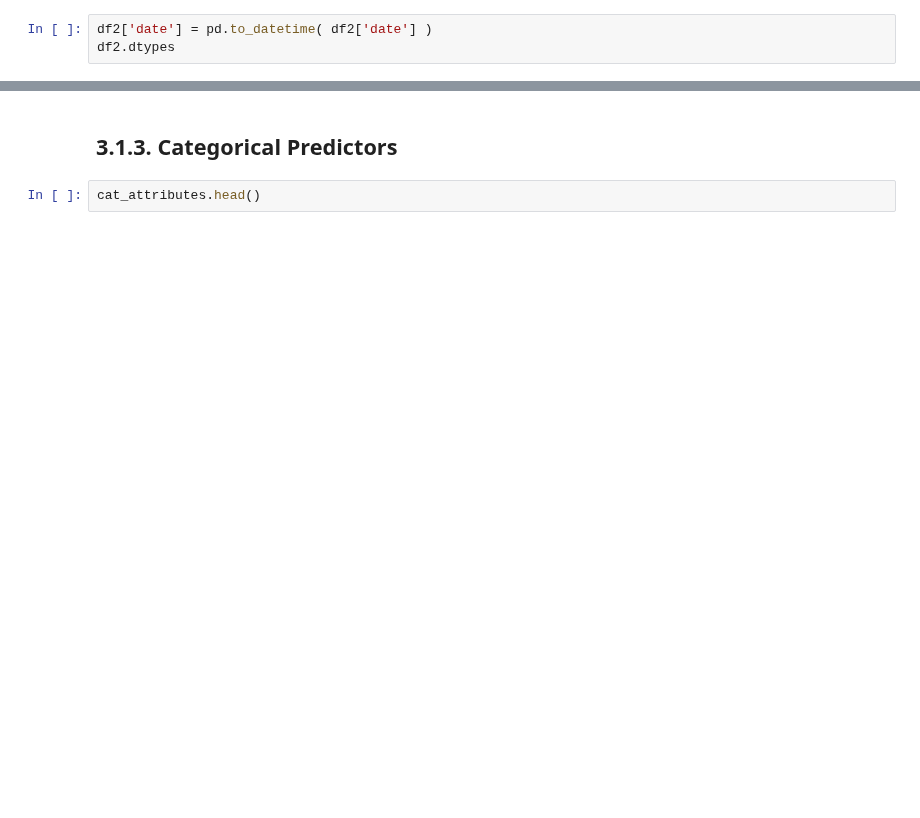
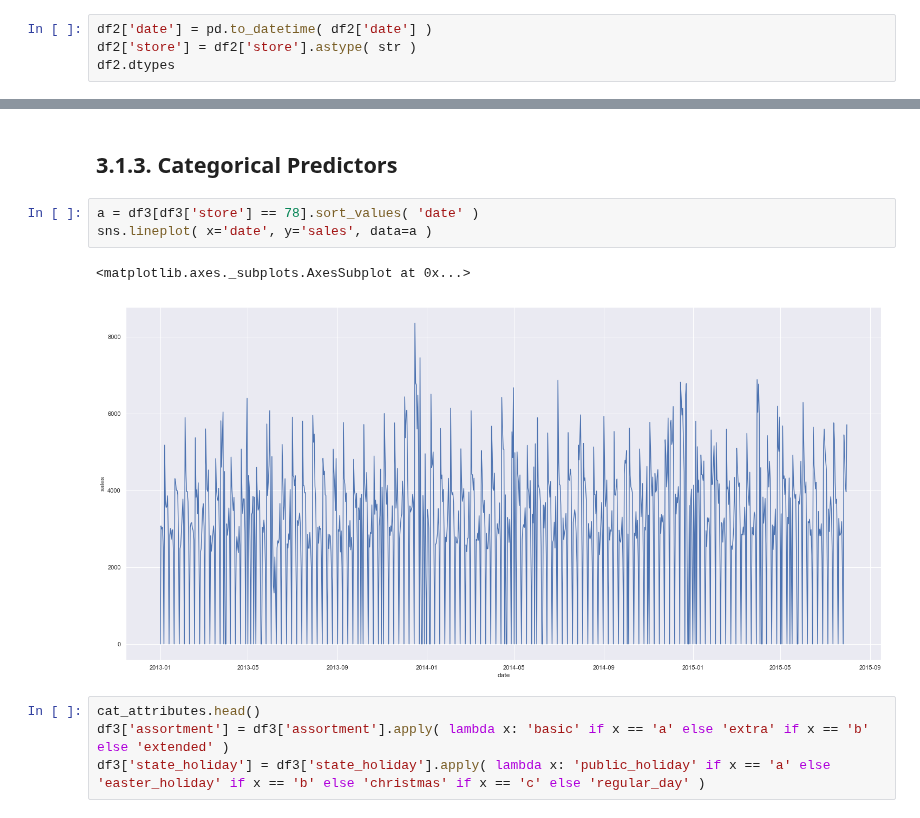
Before and after one commit to Meigarom/Predictive-Analytics, a Jupyter notebook: notebooks/Predictive-Analytics-Rossmann.ipynb, the cells around one changed output, grey strips where cells are left out. Saved outputs shown, nothing was run; the diff lists cells and outputs as text; blank space fills up the shorter version.

```diff
--- a/notebooks/Predictive-Analytics-Rossmann.ipynb
+++ b/notebooks/Predictive-Analytics-Rossmann.ipynb
@@ -98,5 +98,6 @@ Number of Columns: 18
 ## 2.2. Data Type Attributes
 # %%
 df2['date'] = pd.to_datetime( df2['date'] )
+df2['store'] = df2['store'].astype( str )
 df2.dtypes
 # %% [output]
@@ -273,4 +323,12 @@ sns.distplot( df3['promo2_since_year'], kde=False );
 # %% [markdown]
 ## 3.1.3. Categorical Predictors
-# %%
-cat_attributes.head()
+# %%
+a = df3[df3['store'] == 78].sort_values( 'date' )
+sns.lineplot( x='date', y='sales', data=a )
+# %% [output]
+<matplotlib.axes._subplots.AxesSubplot at 0x...>
+[figure, added]
+# %%
+cat_attributes.head()
+df3['assortment'] = df3['assortment'].apply( lambda x: 'basic' if x == 'a' else 'extra' if x == 'b' else 'extended' )
+df3['state_holiday'] = df3['state_holiday'].apply( lambda x: 'public_holiday' if x == 'a' else 'easter_holiday' if x == 'b' else 'christmas' if x == 'c' else 'regular_day' )
```
Also changed, not shown: parts of 17 cells of this notebook.
